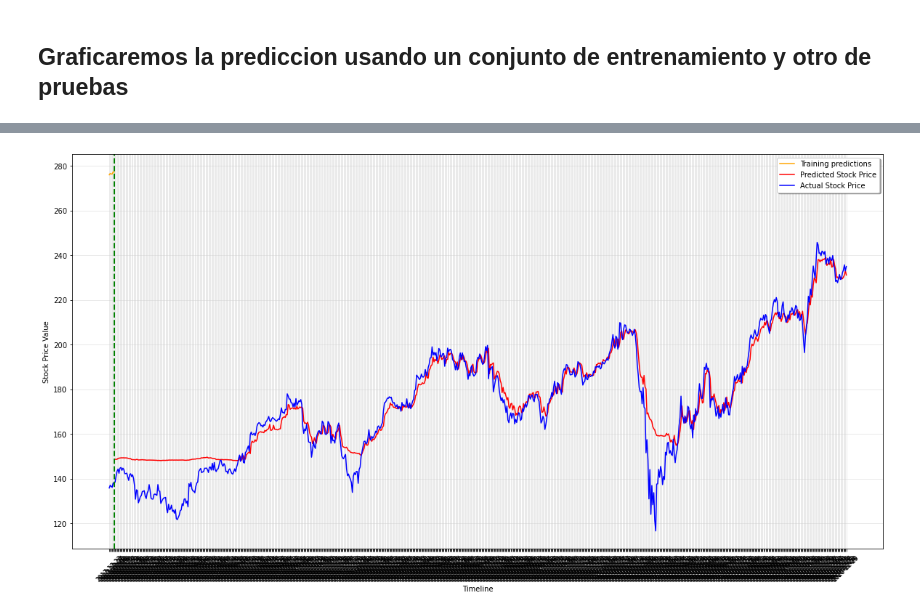
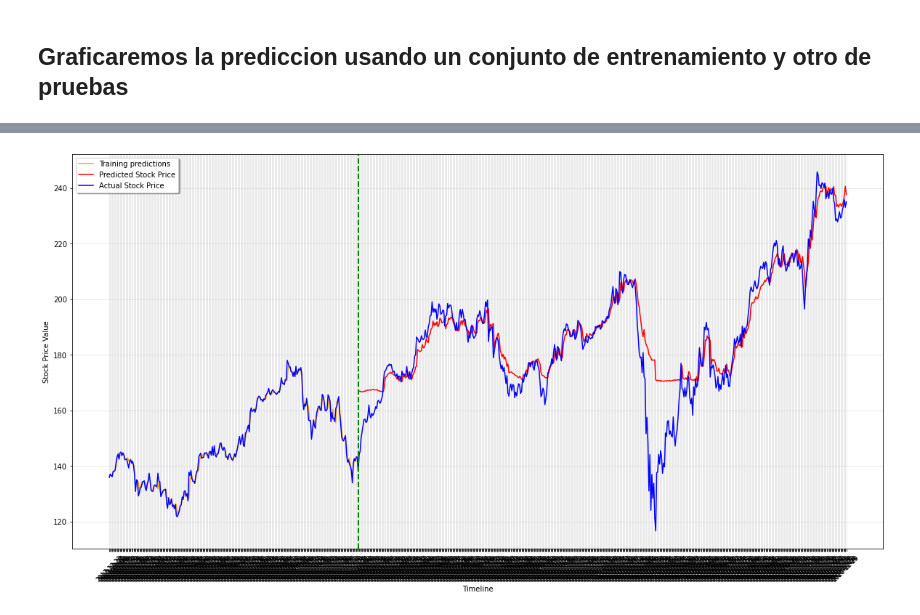
Before and after one commit to joseuribe0624/stocks-prections, a Jupyter notebook: codes/technical_codes/technicalperstock.ipynb, the cells around one changed output, grey strips where cells are left out. Drawn from its saved outputs; the diff is of its cells as text; code cells hidden in the pictures.

```diff
--- a/codes/technical_codes/technicalperstock.ipynb
+++ b/codes/technical_codes/technicalperstock.ipynb
@@ -326,4 +235,0 @@ random_seeds 4
-# %%
-dataNSC = data.xs('NSC', level=1, axis=1)
-dataNSC=dataNSC.drop('Close', axis=1)
-dataNSC
@@ -721,8 +944,8 @@ random_seeds upper
 # %% [markdown]
 ## Se quiere separar un conjunto para pruebas y uno para test manualmente
 # %%
-dataNSC_train = dataNSC.drop(dataNSC.index[dataNSC.index.get_loc('2018-01-03'):], axis=0)
-dataNSC_test = dataNSC.drop(dataNSC.index[:dataNSC.index.get_loc('2018-01-03')], axis=0)
+dataNSC_train = dataNSC.drop(dataNSC.index[dataNSC.index.get_loc('2019-01-03'):], axis=0)
+dataNSC_test = dataNSC.drop(dataNSC.index[:dataNSC.index.get_loc('2019-01-03')], axis=0)
 dataNSC_train
 # %% [output]
 | Attributes | Close | CloseNext | Volume | bop | ema20 | ema200 | macd | momentum | signal | std20d |
@@ -748,10 +971,10 @@ sc_predict = StandardScaler()
 y_scaled_train = sc_predict.fit_transform(dataNSC_train.values[:, dataNSC_train.columns.get_loc('CloseNext'):dataNSC_train.columns.get_loc('CloseNext')+1])
 # %%
 X = np.array(dataNSC_test.drop(['CloseNext'], axis=1))
-sc = StandardScaler()
-X_scaled_test = sc.fit_transform(X)
-sc_predict = StandardScaler()
-y_scaled_test = sc_predict.fit_transform(dataNSC_test.values[:, dataNSC_test.columns.get_loc('CloseNext'):dataNSC_test.columns.get_loc('CloseNext')+1])
+sc2 = StandardScaler()
+X_scaled_test = sc2.fit_transform(X)
+sc2_predict = StandardScaler()
+y_scaled_test = sc2_predict.fit_transform(dataNSC_test.values[:, dataNSC_test.columns.get_loc('CloseNext'):dataNSC_test.columns.get_loc('CloseNext')+1])
 # %%
 X_train, X_test, y_train, y_test = train_test_split(X_scaled_train, y_scaled_train, shuffle=True, test_size=0.2, random_state=15)
 y_train = y_train.ravel()
@@ -814,28 +1021,28 @@ dataNSC_test
 # %%
 # Chage on attributes and no change on PricePerShare
 # Reduced attributes
 PRED_TRAIN = sc_predict.inverse_transform(clf2.predict(X_scaled_train))
-PRED_FUTURE = sc_predict.inverse_transform(clf2.predict(X_scaled_test))
+PRED_FUTURE = sc2_predict.inverse_transform(clf2.predict(X_scaled_test))
 # Plot parameters
 START_DATE_FOR_PLOTTING = '2017-12-22'
 START_INDEX = dataNSC_train.index.get_loc(START_DATE_FOR_PLOTTING)
 fig1,ax1 = plt.subplots(figsize=(20,10))
 
 
 plt.plot(dataNSC_train.index[START_INDEX:], PRED_TRAIN[START_INDEX:], color='orange', label='Training predictions')
 plt.plot(dataNSC_test.index[:], PRED_FUTURE, color='red', label='Predicted Stock Price')
 plt.plot(dataNSC.index[START_INDEX:], dataNSC['CloseNext'][START_INDEX:].values, color='b', label='Actual Stock Price')
 
 plt.axvline(x = dataNSC_train.index[-1], color='green', linewidth=2, linestyle='--')
 
 plt.grid(which='major', color='#cccccc', alpha=0.5)
 
 plt.legend(shadow=True)
 plt.xlabel('Timeline', family='DejaVu Sans', fontsize=10)
 plt.ylabel('Stock Price Value', family='DejaVu Sans', fontsize=10)
 plt.xticks(rotation=45, fontsize=8)
 plt.show()
 
 #print("RMSE",mean_squared_error(dataNSC_train['CloseNext'], PRED_TRAIN, squared=False))
 # %% [output]
-[figure, old version]
+[figure, new version]
```
Also changed, not shown: parts of 48 cells of this notebook, 2 other files.
